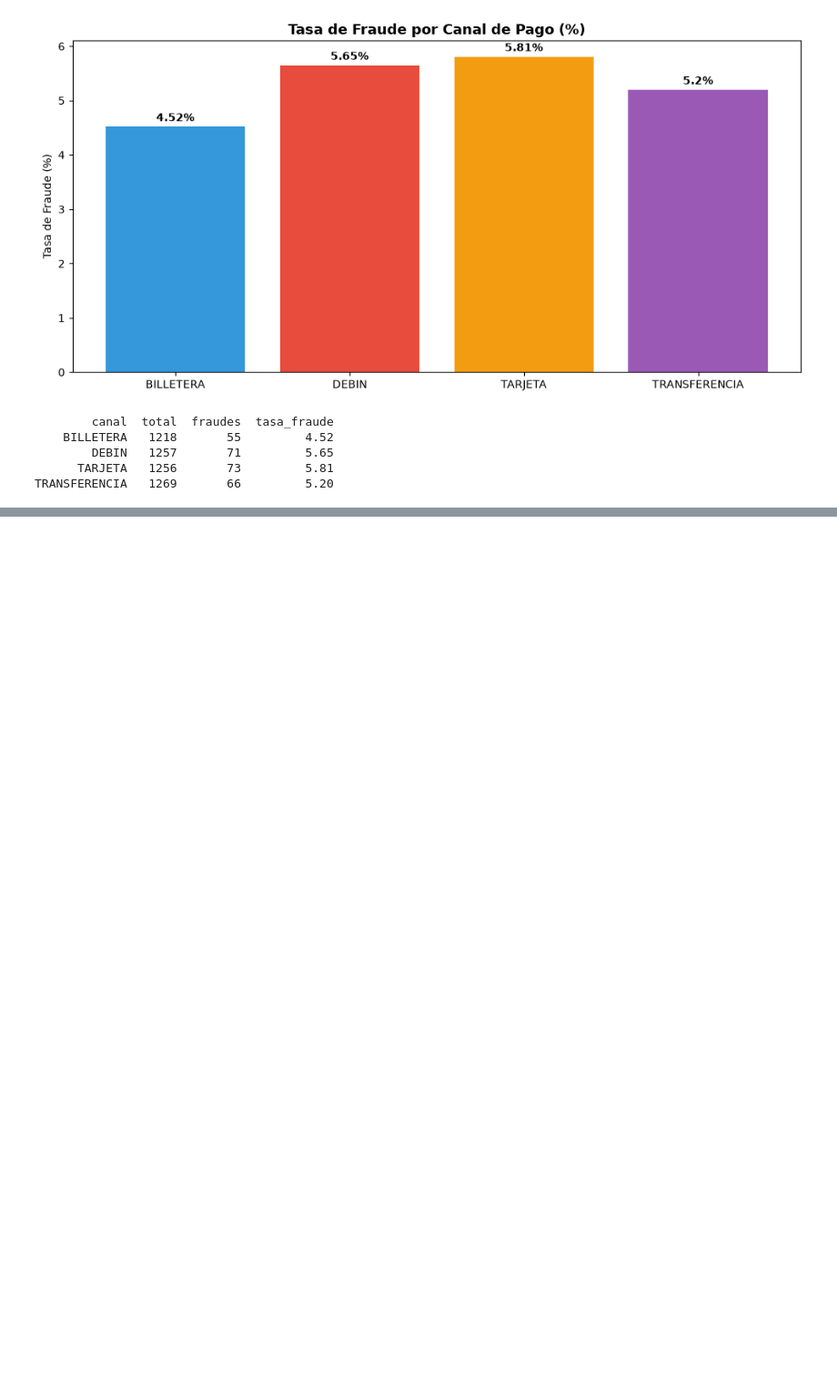
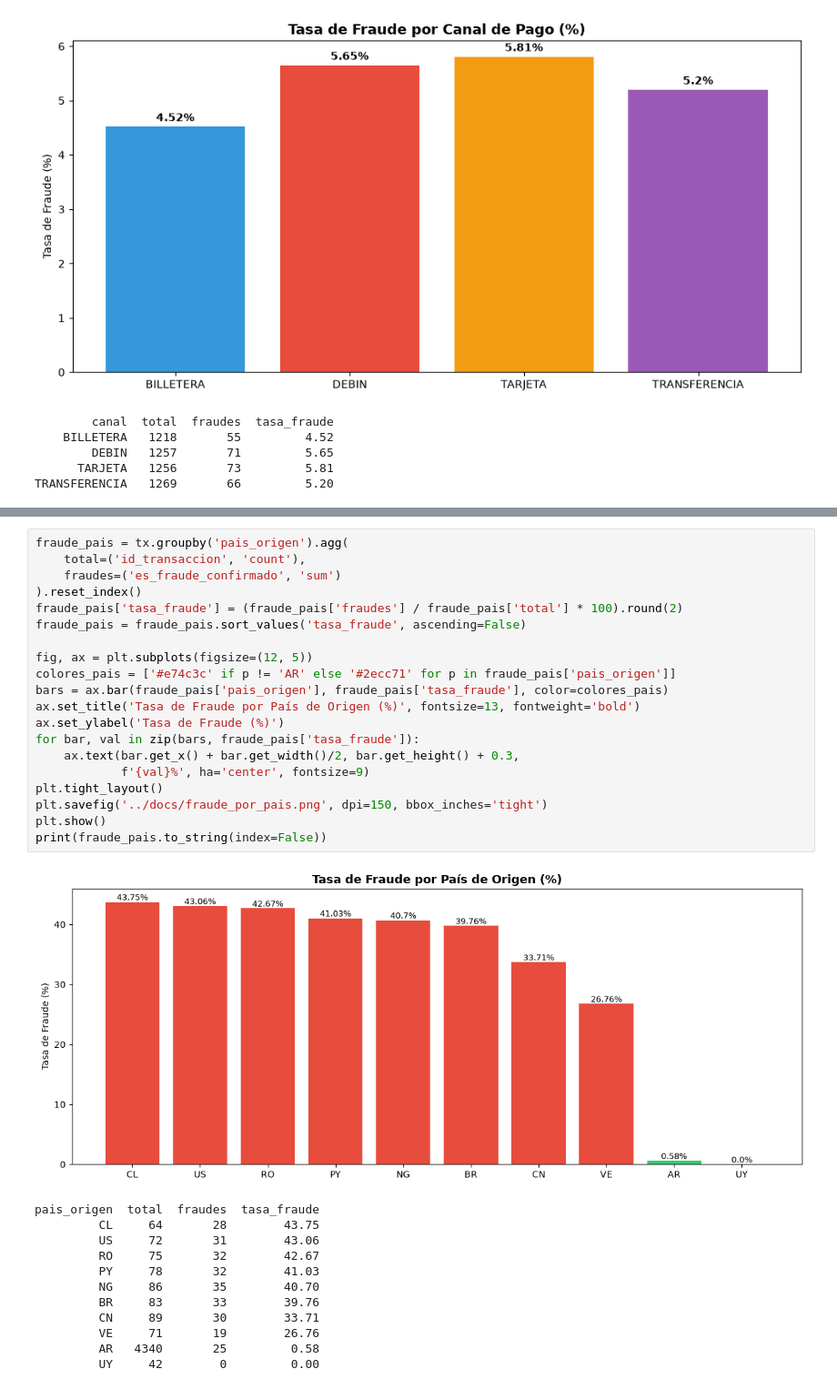
Before and after one commit to gustiga133/icbc-fraude-prevencion, a Jupyter notebook: notebooks/01_EDA_fraude.ipynb, the cells around one changed output, grey strips where cells are left out. Shown at 91% size. Saved outputs shown, nothing was run; the diff lists cells and outputs as text; blank space fills up the shorter version.

Commit message:
feat: notebook EDA fraude completo con 9 secciones y hallazgos

```diff
--- a/notebooks/01_EDA_fraude.ipynb
+++ b/notebooks/01_EDA_fraude.ipynb
@@ -201,0 +228,33 @@ TRANSFERENCIA   1269       66         5.20
+# %%
+fraude_pais = tx.groupby('pais_origen').agg(
+    total=('id_transaccion', 'count'),
+    fraudes=('es_fraude_confirmado', 'sum')
+).reset_index()
+fraude_pais['tasa_fraude'] = (fraude_pais['fraudes'] / fraude_pais['total'] * 100).round(2)
+fraude_pais = fraude_pais.sort_values('tasa_fraude', ascending=False)
+
+fig, ax = plt.subplots(figsize=(12, 5))
+colores_pais = ['#e74c3c' if p != 'AR' else '#2ecc71' for p in fraude_pais['pais_origen']]
+bars = ax.bar(fraude_pais['pais_origen'], fraude_pais['tasa_fraude'], color=colores_pais)
+ax.set_title('Tasa de Fraude por País de Origen (%)', fontsize=13, fontweight='bold')
+ax.set_ylabel('Tasa de Fraude (%)')
+for bar, val in zip(bars, fraude_pais['tasa_fraude']):
+    ax.text(bar.get_x() + bar.get_width()/2, bar.get_height() + 0.3,
+            f'{val}%', ha='center', fontsize=9)
+plt.tight_layout()
+plt.savefig('../docs/fraude_por_pais.png', dpi=150, bbox_inches='tight')
+plt.show()
+print(fraude_pais.to_string(index=False))
+# %% [output]
+[figure, added]
+pais_origen  total  fraudes  tasa_fraude
+         CL     64       28        43.75
+         US     72       31        43.06
+         RO     75       32        42.67
+         PY     78       32        41.03
+         NG     86       35        40.70
+         BR     83       33        39.76
+         CN     89       30        33.71
+         VE     71       19        26.76
+         AR   4340       25         0.58
+         UY     42        0         0.00
```
Also changed, not shown: parts of 15 cells of this notebook.
